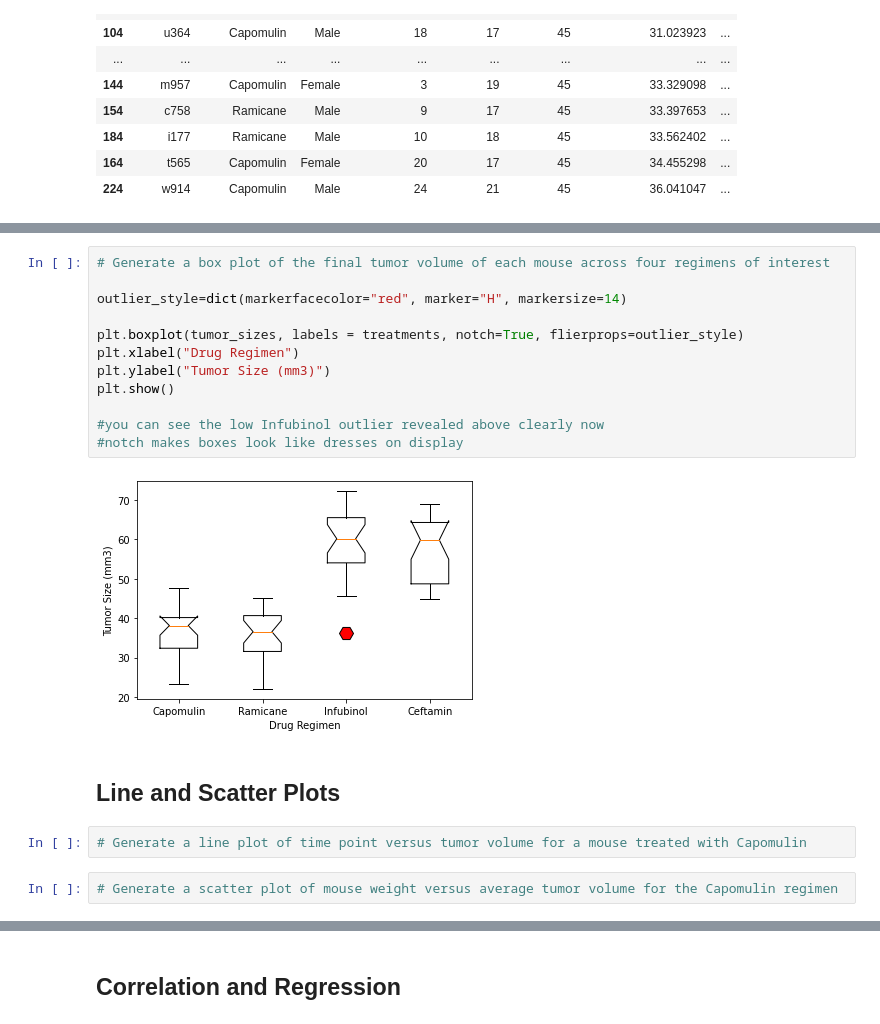
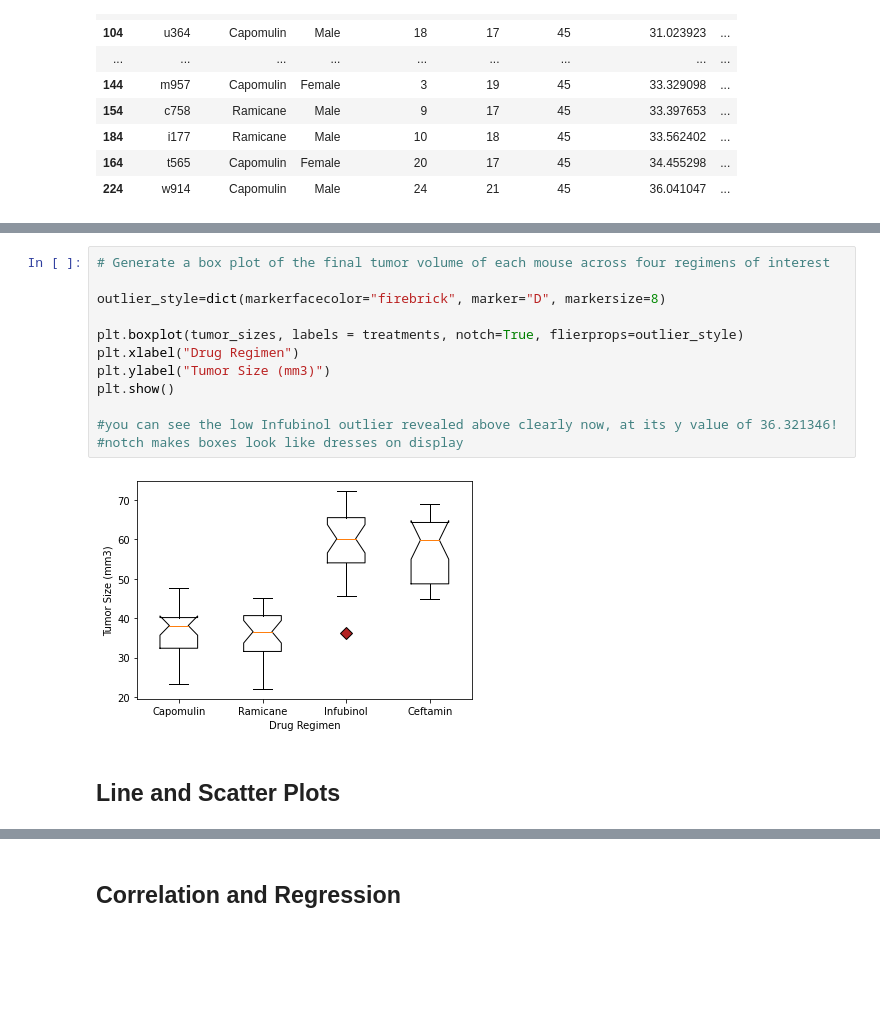
Before and after one commit to ptsaitta/matplotlib-challenge, a Jupyter notebook: Pymaceuticals/pymaceuticals_starter.ipynb, the cells around one changed output, grey strips where cells are left out. Cells and saved outputs as stored; diff of their text form; blank space fills up the shorter version.

```diff
--- a/Pymaceuticals/pymaceuticals_starter.ipynb
+++ b/Pymaceuticals/pymaceuticals_starter.ipynb
@@ -302,20 +344,16 @@ Ceftamin has high outlier - Series([], Name: Tumor Volume (mm3), dtype: float64)
 # %%
 # Generate a box plot of the final tumor volume of each mouse across four regimens of interest
 
-outlier_style=dict(markerfacecolor="red", marker="H", markersize=14)
+outlier_style=dict(markerfacecolor="firebrick", marker="D", markersize=8)
 
 plt.boxplot(tumor_sizes, labels = treatments, notch=True, flierprops=outlier_style)
 plt.xlabel("Drug Regimen")
 plt.ylabel("Tumor Size (mm3)")
 plt.show()
 
-#you can see the low Infubinol outlier revealed above clearly now
+#you can see the low Infubinol outlier revealed above clearly now, at its y value of 36.321346!
 #notch makes boxes look like dresses on display
 # %% [output]
-[figure, old version]
+[figure, new version]
 # %% [markdown]
 ## Line and Scatter Plots
-# %%
-# Generate a line plot of time point versus tumor volume for a mouse treated with Capomulin
-# %%
-# Generate a scatter plot of mouse weight versus average tumor volume for the Capomulin regimen
```
Also changed, not shown: parts of 13 cells of this notebook.
